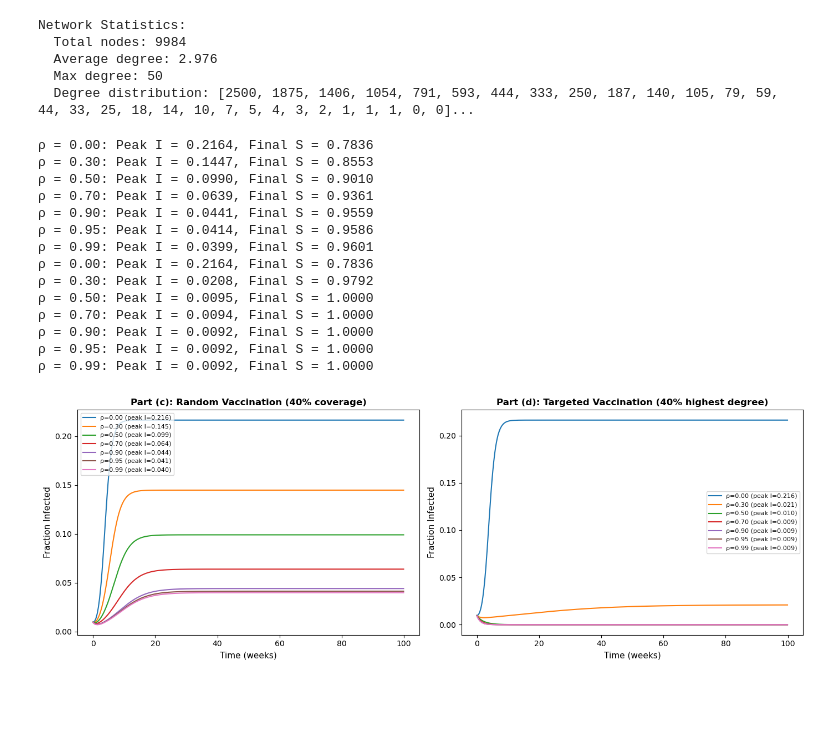
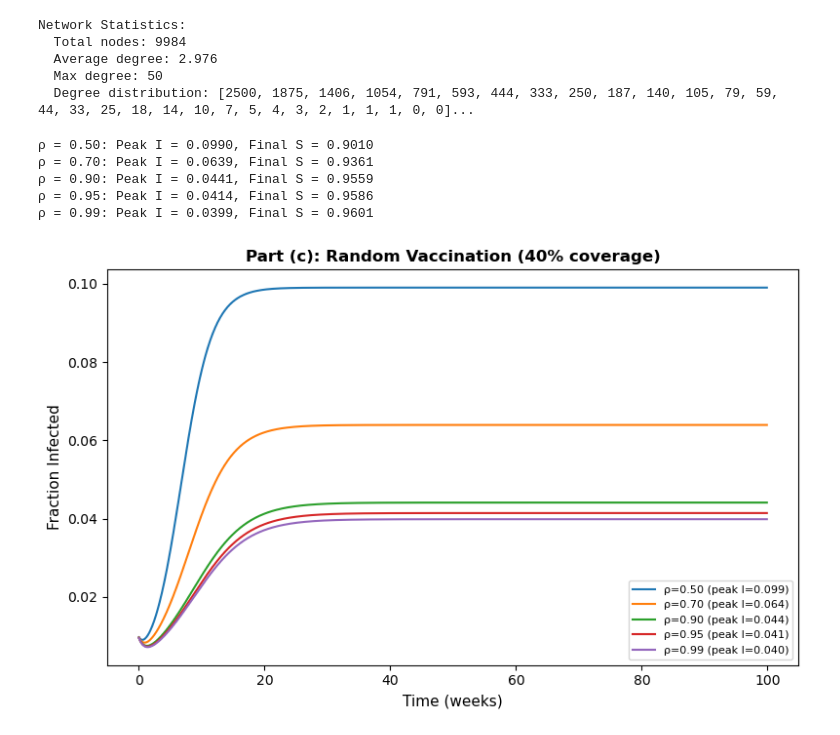
Before and after one commit to marobinette/ModelingComplexSystems, a Jupyter notebook: week10/hw3Q2_updated.ipynb, the cells around one changed output. Cells and saved outputs as stored; diff of their text form; code cells hidden in the pictures; blank space fills up the shorter version.

```diff
--- a/week10/hw3Q2_updated.ipynb
+++ b/week10/hw3Q2_updated.ipynb
@@ -152,54 +163,29 @@ def run_hmf_vaccination(rho, vaccinate_high_degree=False, vaccination_fraction=0
     St, It = map(np.array, zip(*res))
     return h*T, St, It
 # %%
-rho_values = [0.0, 0.3, 0.5, 0.7, 0.9, 0.95, 0.99]
-
-fig, axes = plt.subplots(1, 2, figsize=(14, 5))
-
 # random vaccination
+rho_values = [0.5, 0.7, 0.9, 0.95, 0.99]
+fig, axes = plt.subplots(figsize=(8, 5))
 for rho in rho_values:
     T, St, It = run_hmf_vaccination(rho, vaccinate_high_degree=False)
     peak_I = np.max(It)
     final_S = St[-1]
 
-    axes[0].plot(T, It, label=f'ρ={rho:.2f} (peak I={peak_I:.3f})')
+    axes.plot(T, It, label=f'ρ={rho:.2f} (peak I={peak_I:.3f})')
     print(f"ρ = {rho:.2f}: Peak I = {peak_I:.4f}, Final S = {final_S:.4f}")
 
-axes[0].set_xlabel('Time (weeks)', fontsize=11)
-axes[0].set_ylabel('Fraction Infected', fontsize=11)
-axes[0].set_title('Part (c): Random Vaccination (40% coverage)', fontsize=12, fontweight='bold')
-axes[0].legend(fontsize=8)
-
-# target high degree nodes
-for rho in rho_values:
-    T, St, It = run_hmf_vaccination(rho, vaccinate_high_degree=True)
-    peak_I = np.max(It)
-    final_S = St[-1]
-
-    axes[1].plot(T, It, label=f'ρ={rho:.2f} (peak I={peak_I:.3f})')
-    print(f"ρ = {rho:.2f}: Peak I = {peak_I:.4f}, Final S = {final_S:.4f}")
-
-axes[1].set_xlabel('Time (weeks)', fontsize=11)
-axes[1].set_ylabel('Fraction Infected', fontsize=11)
-axes[1].set_title('Part (d): Targeted Vaccination (40% highest degree)', fontsize=12, fontweight='bold')
-axes[1].legend(fontsize=8)
+axes.set_xlabel('Time (weeks)', fontsize=11)
+axes.set_ylabel('Fraction Infected', fontsize=11)
+axes.set_title('Part (c): Random Vaccination (40% coverage)', fontsize=12, fontweight='bold')
+axes.legend(fontsize=8)
 
 plt.tight_layout()
-plt.savefig('vaccination_comparison_SIS.png', dpi=150, bbox_inches='tight')
+plt.savefig('vaccination_comparison_random.png', dpi=150, bbox_inches='tight')
 plt.show()
 # %% [output]
-ρ = 0.00: Peak I = 0.2164, Final S = 0.7836
-ρ = 0.30: Peak I = 0.1447, Final S = 0.8553
 ρ = 0.50: Peak I = 0.0990, Final S = 0.9010
 ρ = 0.70: Peak I = 0.0639, Final S = 0.9361
 ρ = 0.90: Peak I = 0.0441, Final S = 0.9559
 ρ = 0.95: Peak I = 0.0414, Final S = 0.9586
 ρ = 0.99: Peak I = 0.0399, Final S = 0.9601
-ρ = 0.00: Peak I = 0.2164, Final S = 0.7836
-ρ = 0.30: Peak I = 0.0208, Final S = 0.9792
-ρ = 0.50: Peak I = 0.0095, Final S = 1.0000
-ρ = 0.70: Peak I = 0.0094, Final S = 1.0000
-ρ = 0.90: Peak I = 0.0092, Final S = 1.0000
-ρ = 0.95: Peak I = 0.0092, Final S = 1.0000
-ρ = 0.99: Peak I = 0.0092, Final S = 1.0000
-[figure, old version]
+[figure, new version]
```
Also changed, not shown: parts of 3 cells of this notebook, 3 other files.
